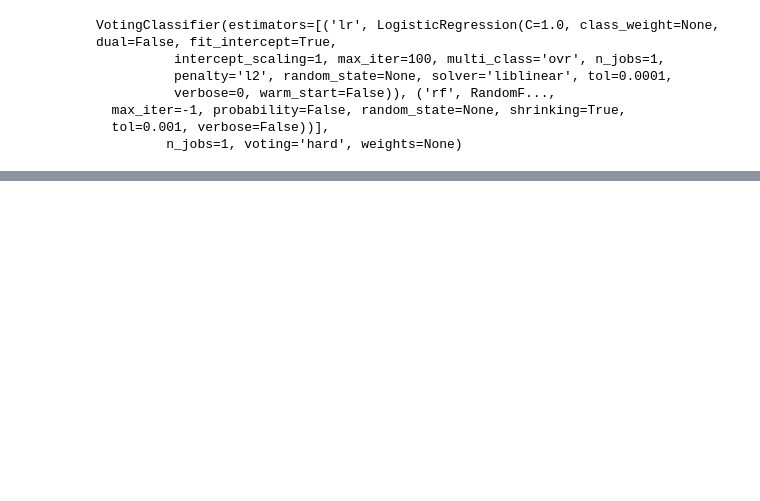
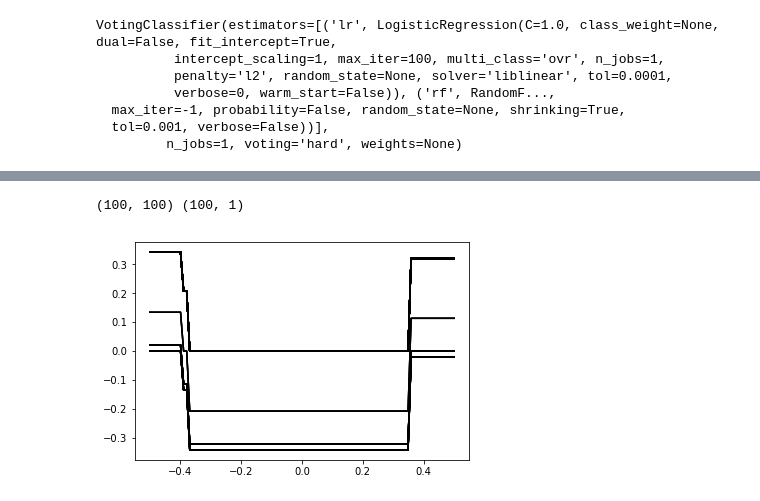
Before and after one commit to meenakshibarjatia/learningmachines, a Jupyter notebook: ch7 - ensemble and forests.ipynb, the cells around one changed output, grey strips where cells are left out. Cells and saved outputs as stored; diff of their text form; code cells hidden in the pictures; blank space fills up the shorter version.

```diff
--- a/ch7 - ensemble and forests.ipynb
+++ b/ch7 - ensemble and forests.ipynb
@@ -122,0 +187,11 @@ print([iris['feature_names'], rdmfor_clf.feature_importances_])
+# %%
+tr2.fit(x, y2.reshape(-1, 1))
+
+k = tr2.predict(x1.reshape(-1, 1))
+l = x1.reshape(-1, 1)
+print(k.shape, l.shape)
+plt.plot(x1, k, 'k-')
+plt.show()
+# %% [output]
+(100, 100) (100, 1)
+[figure, added]
```
Also changed, not shown: parts of 9 cells of this notebook.
